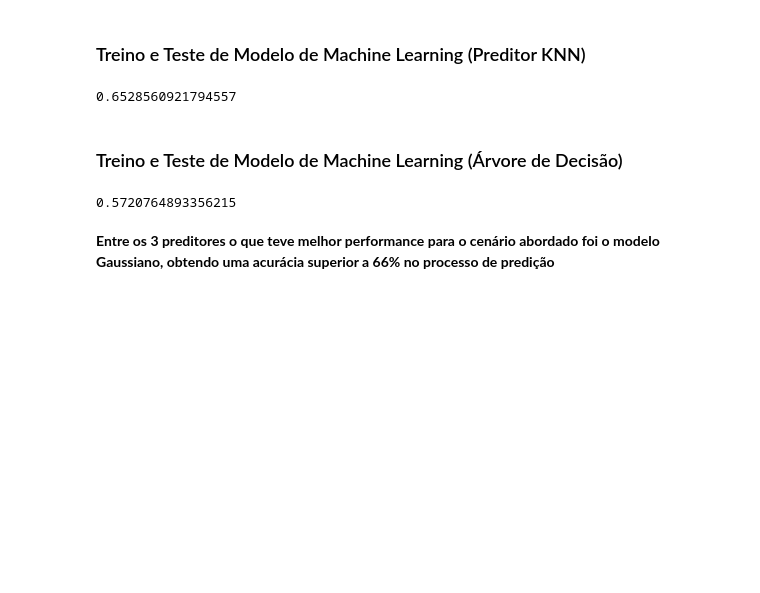
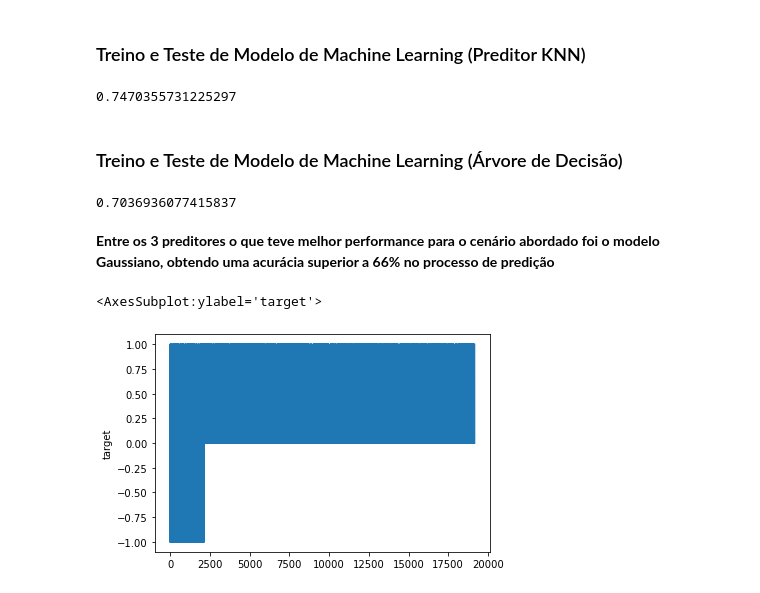
Before and after one commit to Fernando-7/RH-Analytics, a Jupyter notebook: RH Analitics.ipynb, the cells around one changed output. Drawn from its saved outputs; the diff is of its cells as text; code cells hidden in the pictures; blank space fills up the shorter version.

Commit message:
Atualização base de dados

```diff
--- a/RH Analitics.ipynb
+++ b/RH Analitics.ipynb
@@ -9,5 +9,4 @@ from sklearn.tree import DecisionTreeClassifier
 from sklearn import preprocessing
 from sklearn.model_selection import train_test_split
 # %%
-dados_train = pd.read_csv('dados/aug_train.csv')
-dados_test = pd.read_csv('dados/aug_test.csv')
+dataset = pd.read_csv('dados/aug_train.csv')
@@ -22,7 +13,5 @@ len(dados_test)
 # %% [markdown]
 ## Tratamento dos dados de Treinamento e Teste
 # %%
-dados_test['target'] = -1.0
-dataset = pd.concat([dados_train,dados_test])
 len(dataset)
 # %% [output]
@@ -345,7 +334,7 @@ y_pred = knc.predict(x_test)
 # Acurácia Comparativa entre o que foi previsto e os dados reais
 metrics.accuracy_score(y_test, y_pred)
 # %% [output]
-0.6528560921794557
+0.7470355731225297
 # %% [markdown]
 ### Treino e Teste de Modelo de Machine Learning (Árvore de Decisão)
 # %%
@@ -359,6 +348,11 @@ y_pred = dtc.predict(x_test)
 # Acurácia Comparativa entre o que foi previsto e os dados reais
 metrics.accuracy_score(y_test, y_pred)
 # %% [output]
-0.5720764893356215
+0.7036936077415837
 # %% [markdown]
 **Entre os 3 preditores o que teve melhor performance para o cenário abordado foi o modelo Gaussiano, obtendo uma acurácia superior a 66% no processo de predição**
+# %%
+sb.lineplot(data=y_test)
+# %% [output]
+<AxesSubplot:ylabel='target'>
+[figure, added]
```
Also changed, not shown: parts of 12 cells of this notebook, 2 other files.
